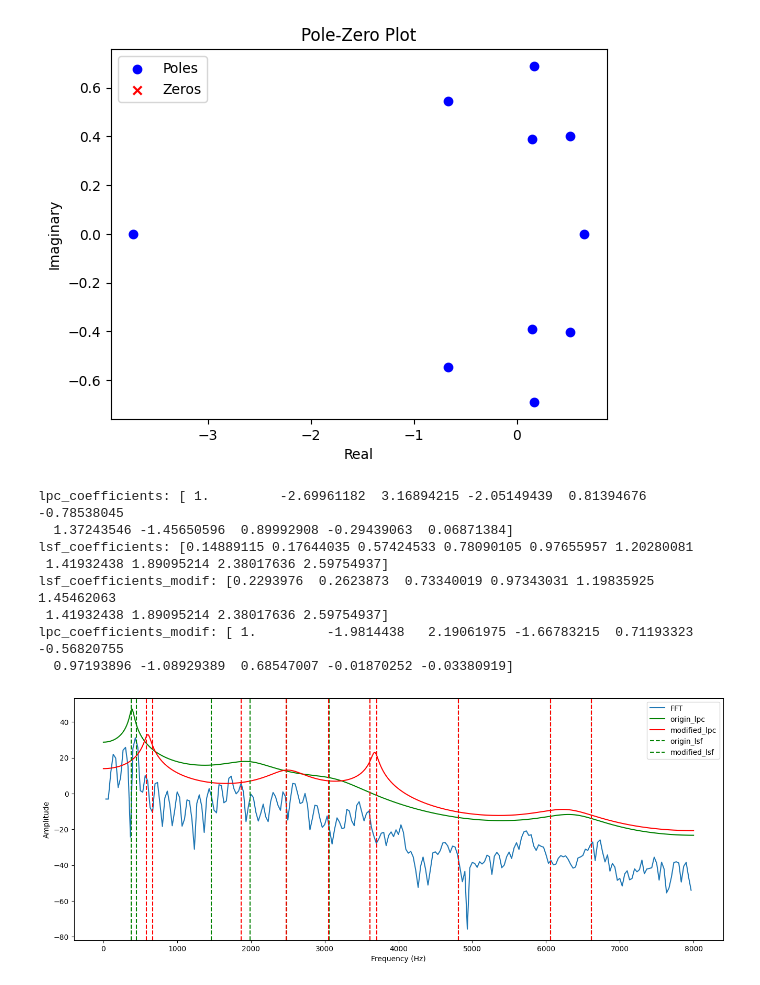
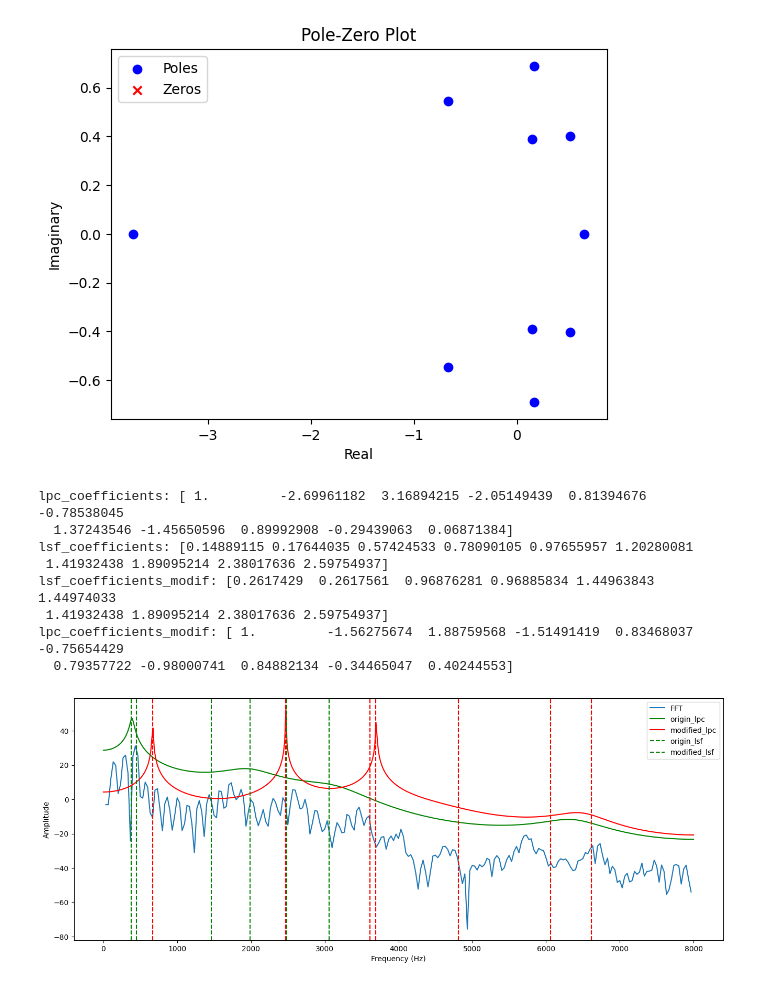
Before and after one commit to ZJUshine/Micro-privacy, a Jupyter notebook: preanalysis/LPC_LSF_analysis/LPC_LSF_analysis.ipynb, the cells around one changed output. Saved outputs shown, nothing was run; the diff lists cells and outputs as text; code cells hidden in the pictures.

```diff
--- a/preanalysis/LPC_LSF_analysis/LPC_LSF_analysis.ipynb
+++ b/preanalysis/LPC_LSF_analysis/LPC_LSF_analysis.ipynb
@@ -157,8 +157,8 @@ lsf_coefficients_modif = lsf_coefficients.copy()
 
 alpha,beta,a,b = [0.98,1.1,1.1,0.05]
 for i in range(0,6,2):
-    lsf_coefficients_modif[i] = lsf_coefficients_modif[i] + alpha*(lsf[i+1]-lsf[i])
-    lsf_coefficients_modif[i+1] = lsf_coefficients_modif[i+1] - alpha*(lsf[i+1]-lsf[i])
+    lsf_coefficients_modif[i] = lsf_coefficients_modif[i] + alpha*(lsf_coefficients_modif[i+1]-lsf_coefficients_modif[i])
+    lsf_coefficients_modif[i+1] = lsf_coefficients_modif[i+1] - alpha*(lsf_coefficients_modif[i+1]-lsf_coefficients_modif[i])
 for i in range(6):
     lsf_coefficients_modif[i] = lsf_coefficients_modif[i] + lsf_coefficients_modif[i]*(beta-1)*(np.pi-lsf_coefficients_modif[i])/np.pi
 for i in range(6):
@@ -168,34 +168,34 @@ print(f"lpc_coefficients: {lpc_coefficients}")
 print(f"lsf_coefficients: {lsf_coefficients}")
 print(f"lsf_coefficients_modif: {lsf_coefficients_modif}")
 
 
 
 w,h = freqz(b=1, a=lpc_coefficients, worN=512)
 lpc_coefficients_modif = lsf_to_lpc(lsf_coefficients_modif)
 print(f"lpc_coefficients_modif: {lpc_coefficients_modif}")
 
 w_modif, h_modif = freqz(b=1, a=lpc_coefficients_modif, worN=512)
 
 m = np.array([i for i in range(512)])
 
 plt.plot(np.linspace(0, 8000.0, num=512), 20 * np.log10(np.abs(h[m])),color = 'g',label = 'origin_lpc')
 plt.plot(np.linspace(0, 8000.0, num=512), 20 * np.log10(np.abs(h_modif[m])),color = 'r',label = 'modified_lpc')
 
 for i in lsf_coefficients:
     plt.axvline(i/np.pi*sr/2, linestyle='--', color='g',label = 'origin_lsf')
 for i in lsf_coefficients_modif:
     plt.axvline(i/np.pi*sr/2, linestyle='--', color='r',label = 'modified_lsf')
 plt.xlabel('Frequency (Hz)')
 plt.ylabel('Amplitude')
 plt.legend(['FFT', 'origin_lpc', 'modified_lpc', 'origin_lsf', 'modified_lsf'], loc='best')
 plt.savefig('./fig/lsf_modif.png')
 # %% [output]
 lpc_coefficients: [ 1.         -2.69961182  3.16894215 -2.05149439  0.81394676 -0.78538045
   1.37243546 -1.45650596  0.89992908 -0.29439063  0.06871384]
 lsf_coefficients: [0.14889115 0.17644035 0.57424533 0.78090105 0.97655957 1.20280081
  1.41932438 1.89095214 2.38017636 2.59754937]
-lsf_coefficients_modif: [0.2293976  0.2623873  0.73340019 0.97343031 1.19835925 1.45462063
+lsf_coefficients_modif: [0.2617429  0.2617561  0.96876281 0.96885834 1.44963843 1.44974033
  1.41932438 1.89095214 2.38017636 2.59754937]
-lpc_coefficients_modif: [ 1.         -1.9814438   2.19061975 -1.66783215  0.71193323 -0.56820755
-  0.97193896 -1.08929389  0.68547007 -0.01870252 -0.03380919]
+lpc_coefficients_modif: [ 1.         -1.56275674  1.88759568 -1.51491419  0.83468037 -0.75654429
+  0.79357722 -0.98000741  0.84882134 -0.34465047  0.40244553]
-[figure, old version]
+[figure, new version]
```
Also changed, not shown: 6 other files.
